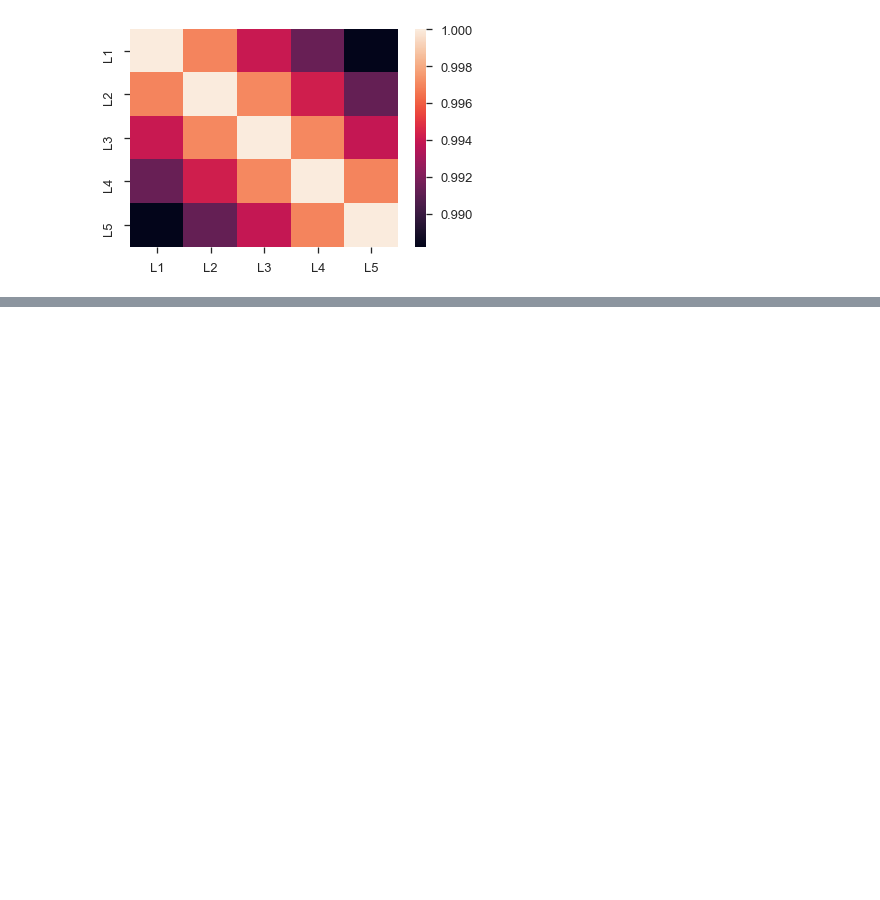
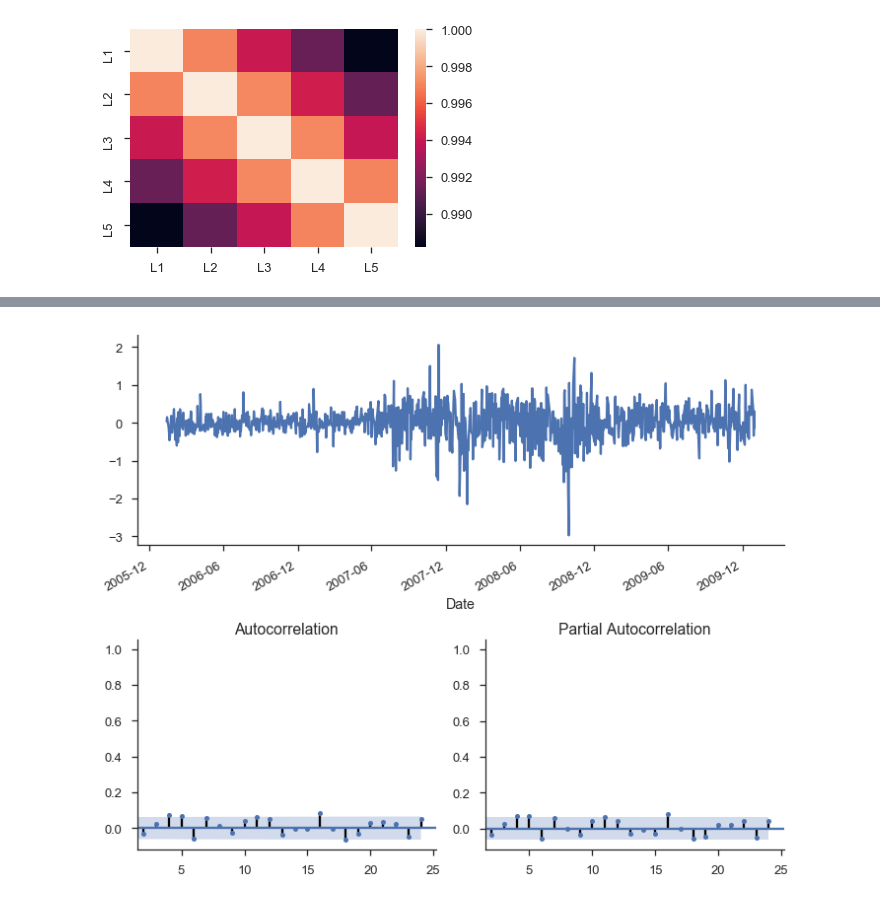
Before and after one commit to surfertas/machine_learning, a Jupyter notebook: 2-0-time_series_analysis.ipynb, the cells around one changed output, grey strips where cells are left out. Saved outputs shown, nothing was run; the diff lists cells and outputs as text; code cells hidden in the pictures; blank space fills up the shorter version.

```diff
--- a/2-0-time_series_analysis.ipynb
+++ b/2-0-time_series_analysis.ipynb
@@ -221,0 +286,10 @@ OLS Regression Results
+# %%
+data = (y.to_frame(name='y')
+         .assign(Δy=lambda df: df.y.diff())
+         .assign(LΔy=lambda df: df.Δy.shift()))
+mod_stationary = smf.ols('Δy ~ LΔy', data=data.dropna())
+res_stationary = mod_stationary.fit()
+# %%
+tsplot(res_stationary.resid, lags=24);
+# %% [output]
+[figure, added]
```
Also changed, not shown: parts of 11 cells of this notebook.
